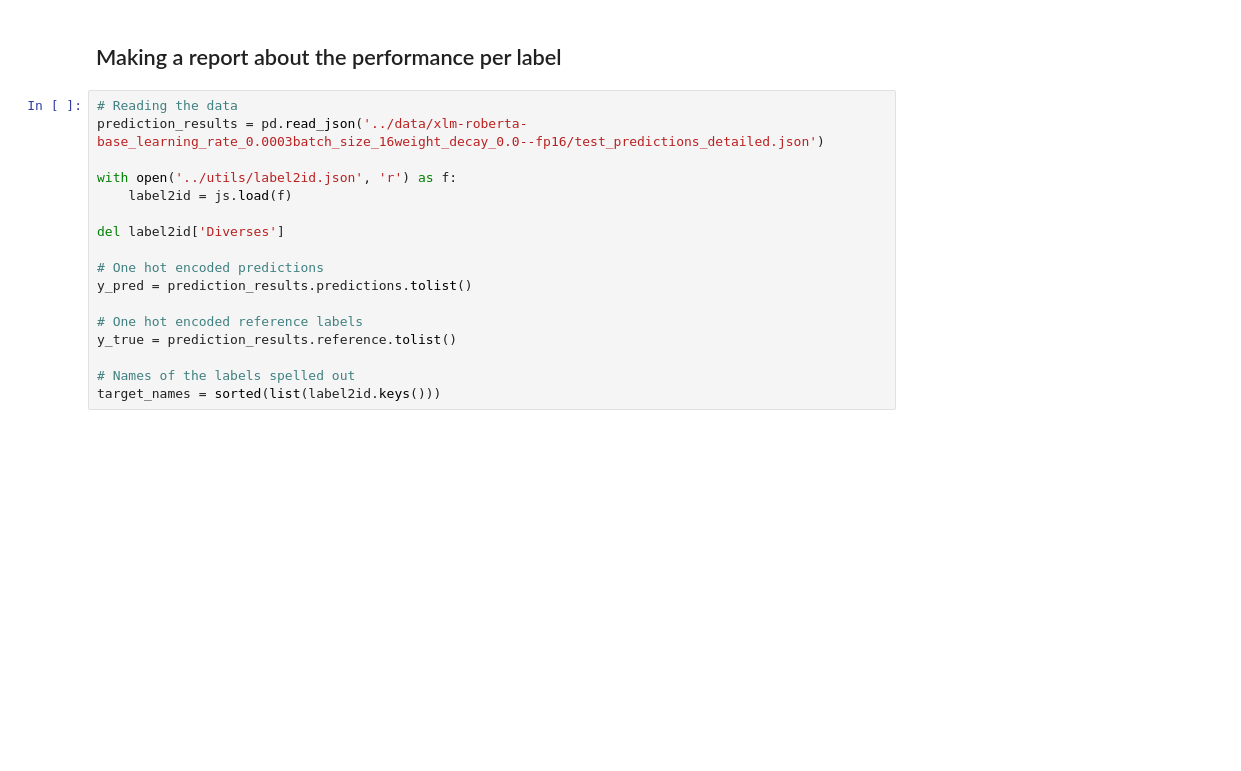
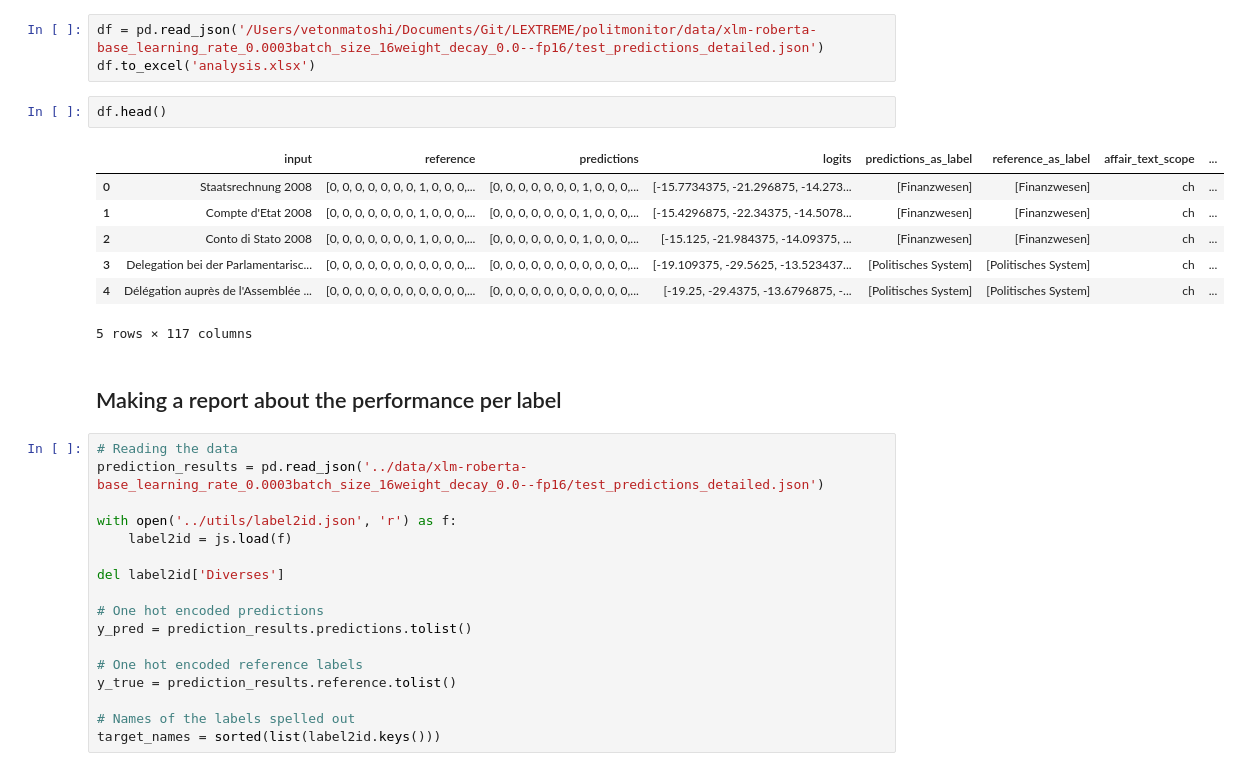
Before and after one commit to JoelNiklaus/LEXTREME, a Jupyter notebook: politmonitor/notebooks/Evaluation.ipynb, the cells around one changed output. Cells and saved outputs as stored; diff of their text form; blank space fills up the shorter version.

```diff
--- a/politmonitor/notebooks/Evaluation.ipynb
+++ b/politmonitor/notebooks/Evaluation.ipynb
@@ -7,3 +123,16 @@ from pprint import pprint
+# %%
+df = pd.read_json('/Users/vetonmatoshi/Documents/Git/LEXTREME/politmonitor/data/xlm-roberta-base_learning_rate_0.0003batch_size_16weight_decay_0.0--fp16/test_predictions_detailed.json')
+df.to_excel('analysis.xlsx')
+# %%
+df.head()
+# %% [output]
+|  | input | reference | predictions | logits | predictions_as_label | reference_as_label | affair_text_scope | ... |
+| 0 | Staatsrechnung 2008 | [0, 0, 0, 0, 0, 0, 0, 1, 0, 0, 0,... | [0, 0, 0, 0, 0, 0, 0, 1, 0, 0, 0,... | [-15.7734375, -21.296875, -14.273... | [Finanzwesen] | [Finanzwesen] | ch | ... |
+| 1 | Compte d'Etat 2008 | [0, 0, 0, 0, 0, 0, 0, 1, 0, 0, 0,... | [0, 0, 0, 0, 0, 0, 0, 1, 0, 0, 0,... | [-15.4296875, -22.34375, -14.5078... | [Finanzwesen] | [Finanzwesen] | ch | ... |
+| 2 | Conto di Stato 2008 | [0, 0, 0, 0, 0, 0, 0, 1, 0, 0, 0,... | [0, 0, 0, 0, 0, 0, 0, 1, 0, 0, 0,... | [-15.125, -21.984375, -14.09375, ... | [Finanzwesen] | [Finanzwesen] | ch | ... |
+| 3 | Delegation bei der Parlamentarisc... | [0, 0, 0, 0, 0, 0, 0, 0, 0, 0, 0,... | [0, 0, 0, 0, 0, 0, 0, 0, 0, 0, 0,... | [-19.109375, -29.5625, -13.523437... | [Politisches System] | [Politisches System] | ch | ... |
+| 4 | Délégation auprès de l'Assemblée ... | [0, 0, 0, 0, 0, 0, 0, 0, 0, 0, 0,... | [0, 0, 0, 0, 0, 0, 0, 0, 0, 0, 0,... | [-19.25, -29.4375, -13.6796875, -... | [Politisches System] | [Politisches System] | ch | ... |
+5 rows × 117 columns
 # %% [markdown]
 ## Making a report about the performance per label
 # %%
```
Also changed, not shown: parts of 9 cells of this notebook, 2 other files.
